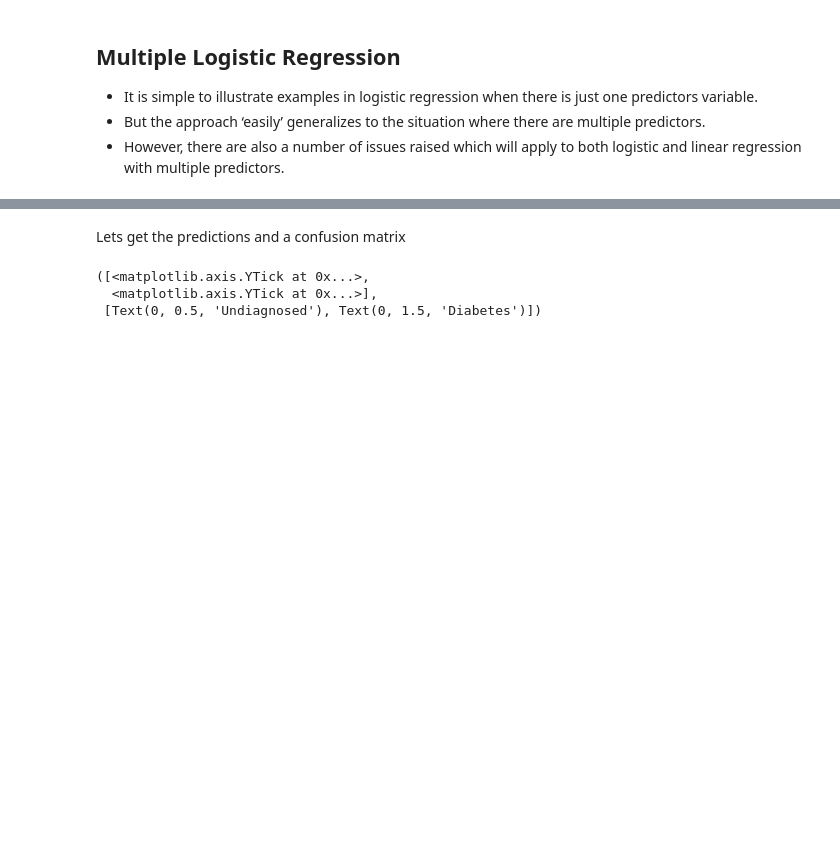
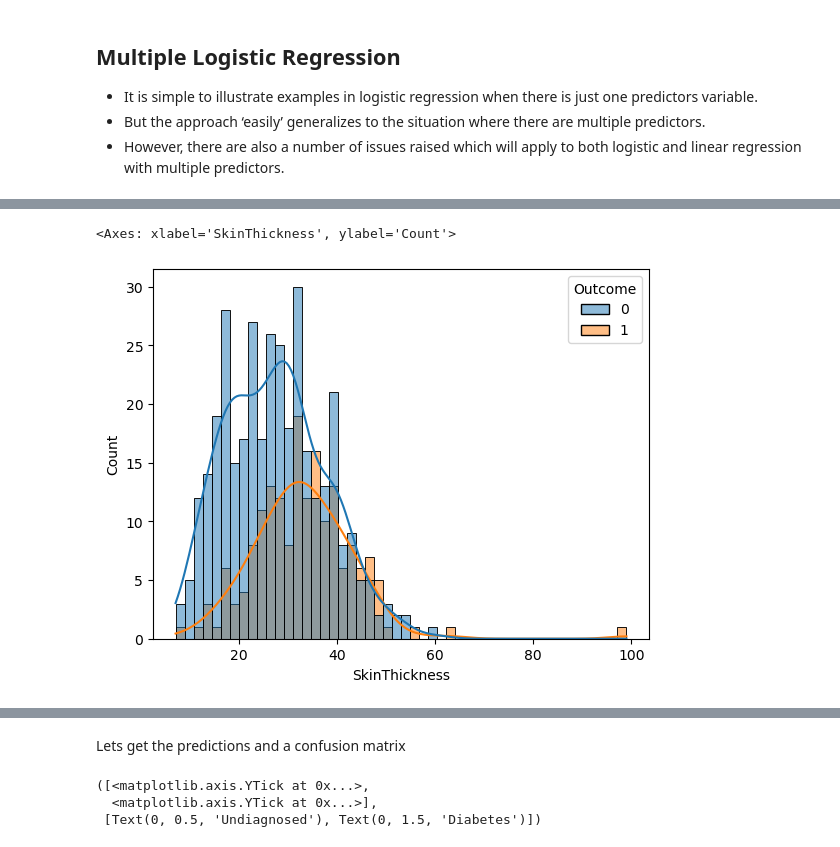
Before and after one commit to rheremm/COGS105, a Jupyter notebook: Lectures/Week_4/Multiple_Logistic_Regression.ipynb, the cells around one changed output, grey strips where cells are left out. Drawn from its saved outputs; the diff is of its cells as text; code cells hidden in the pictures; blank space fills up the shorter version.

```diff
--- a/Lectures/Week_4/Multiple_Logistic_Regression.ipynb
+++ b/Lectures/Week_4/Multiple_Logistic_Regression.ipynb
@@ -85,0 +147,5 @@ split the data into test and training sets and fit the model
+# %%
+sns.histplot(pima_clean,x='SkinThickness',kde=True, bins = 50,hue='Outcome')
+# %% [output]
+<Axes: xlabel='SkinThickness', ylabel='Count'>
+[figure, added]
```
Also changed, not shown: parts of 32 cells of this notebook, 1 other file.
